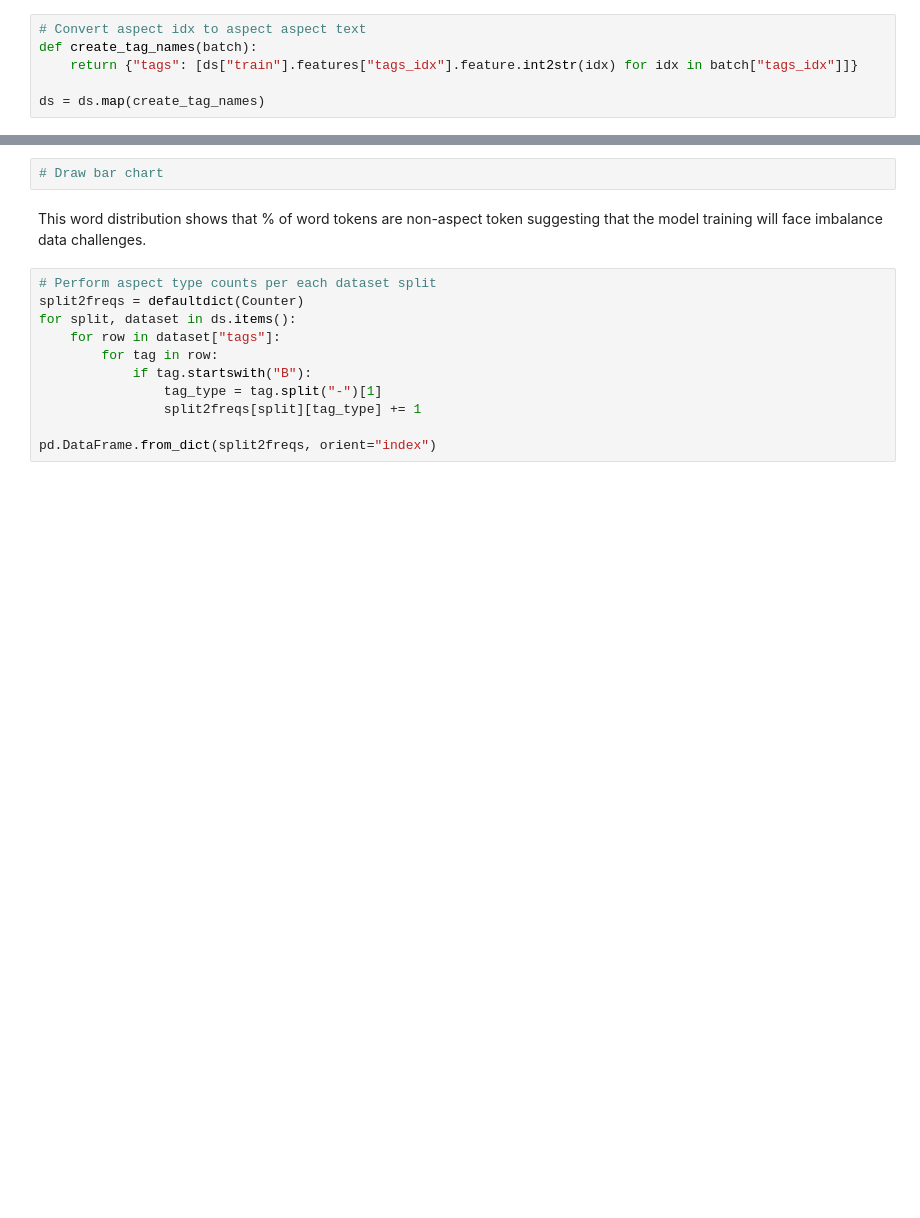
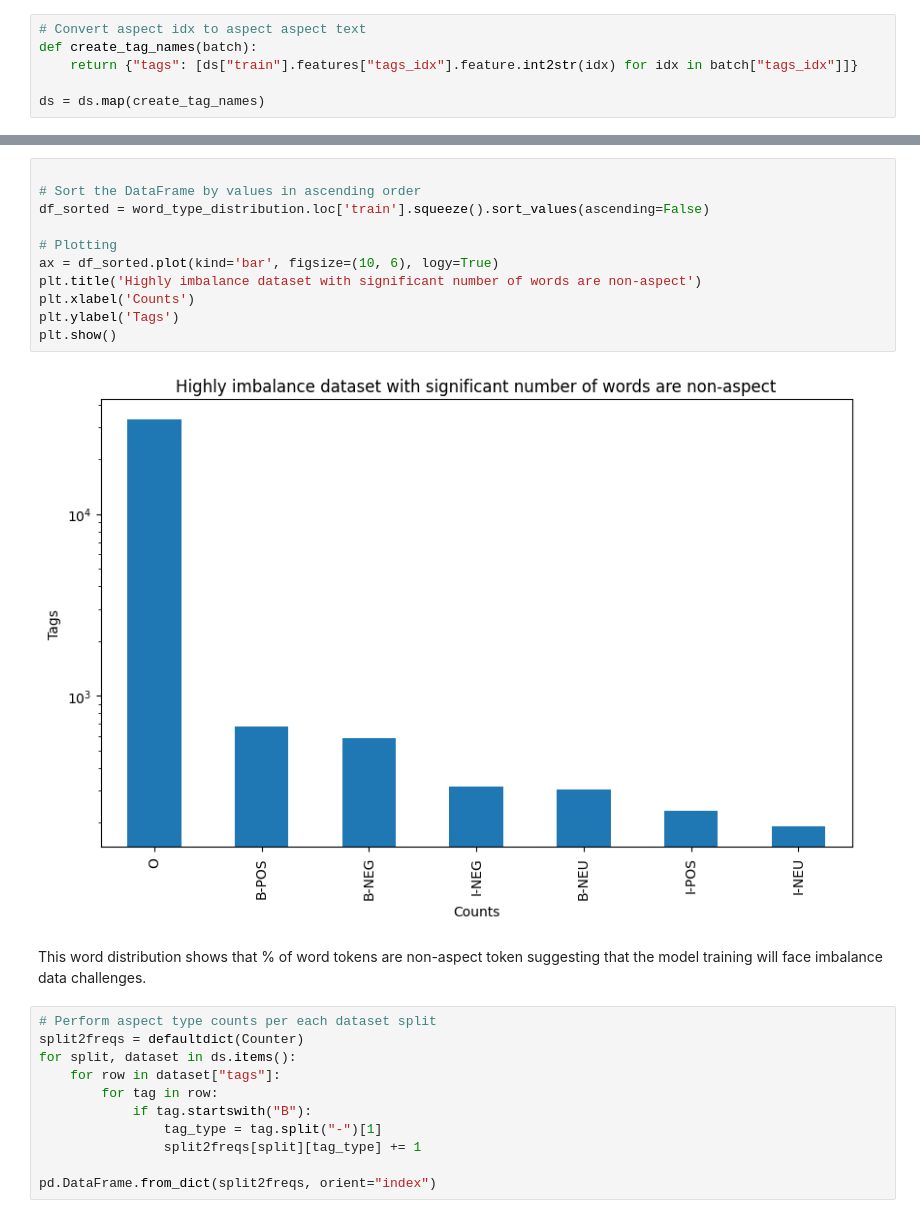
Before and after one commit to tnatvu/SentiLens, a Jupyter notebook: sentilens.ipynb, the cells around one changed output, grey strips where cells are left out. Drawn from its saved outputs; the diff is of its cells as text; blank space fills up the shorter version.

```diff
--- a/sentilens.ipynb
+++ b/sentilens.ipynb
@@ -541,5 +547,16 @@ word_type_distribution = pd.DataFrame.from_dict(split2freqs, orient="index")
-# %%
-# Draw bar chart
+# %%
+
+# Sort the DataFrame by values in ascending order
+df_sorted = word_type_distribution.loc['train'].squeeze().sort_values(ascending=False)
+
+# Plotting
+ax = df_sorted.plot(kind='bar', figsize=(10, 6), logy=True)
+plt.title('Highly imbalance dataset with significant number of words are non-aspect')
+plt.xlabel('Counts')
+plt.ylabel('Tags')
+plt.show()
+# %% [output]
+[figure, added]
 # %% [markdown]
 This word distribution shows that % of word tokens are non-aspect token suggesting that the model training will face imbalance data challenges.
 # %%
```
Also changed, not shown: parts of 125 cells of this notebook, 21 other files.
